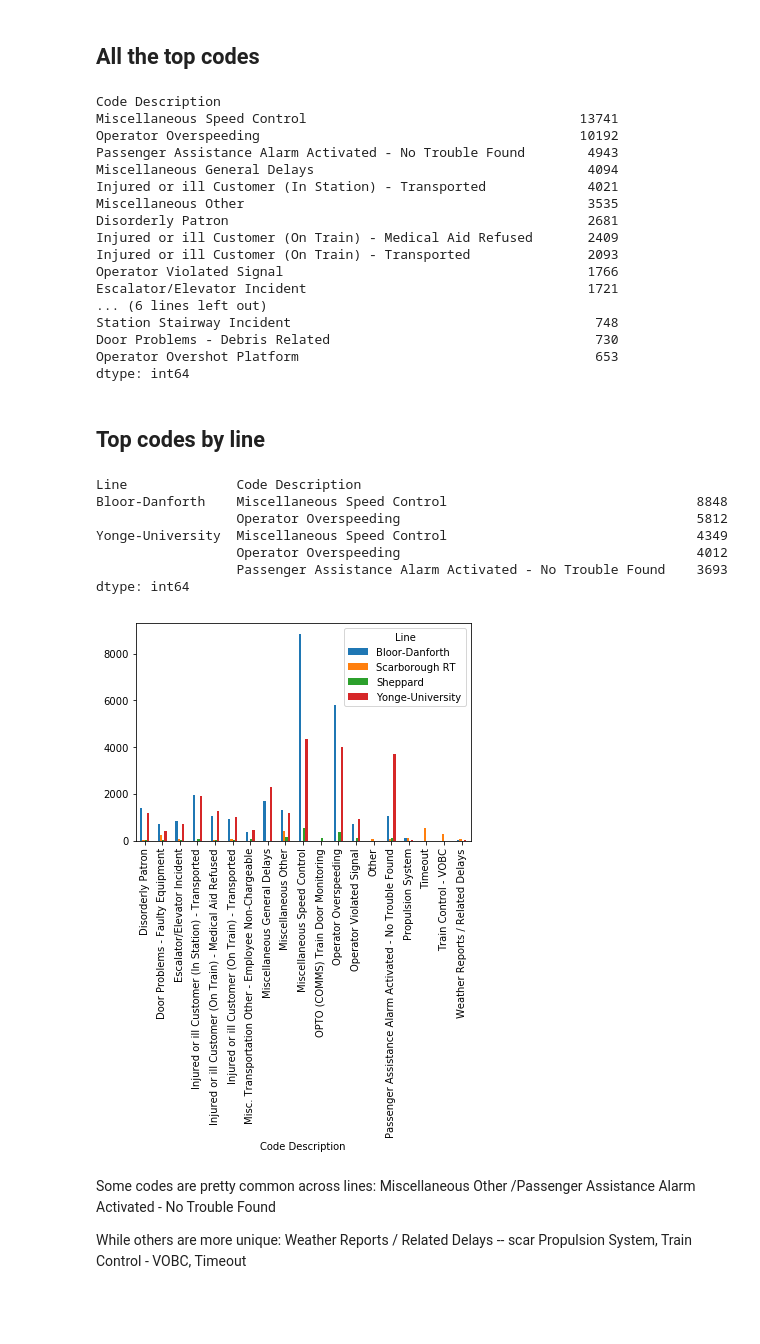
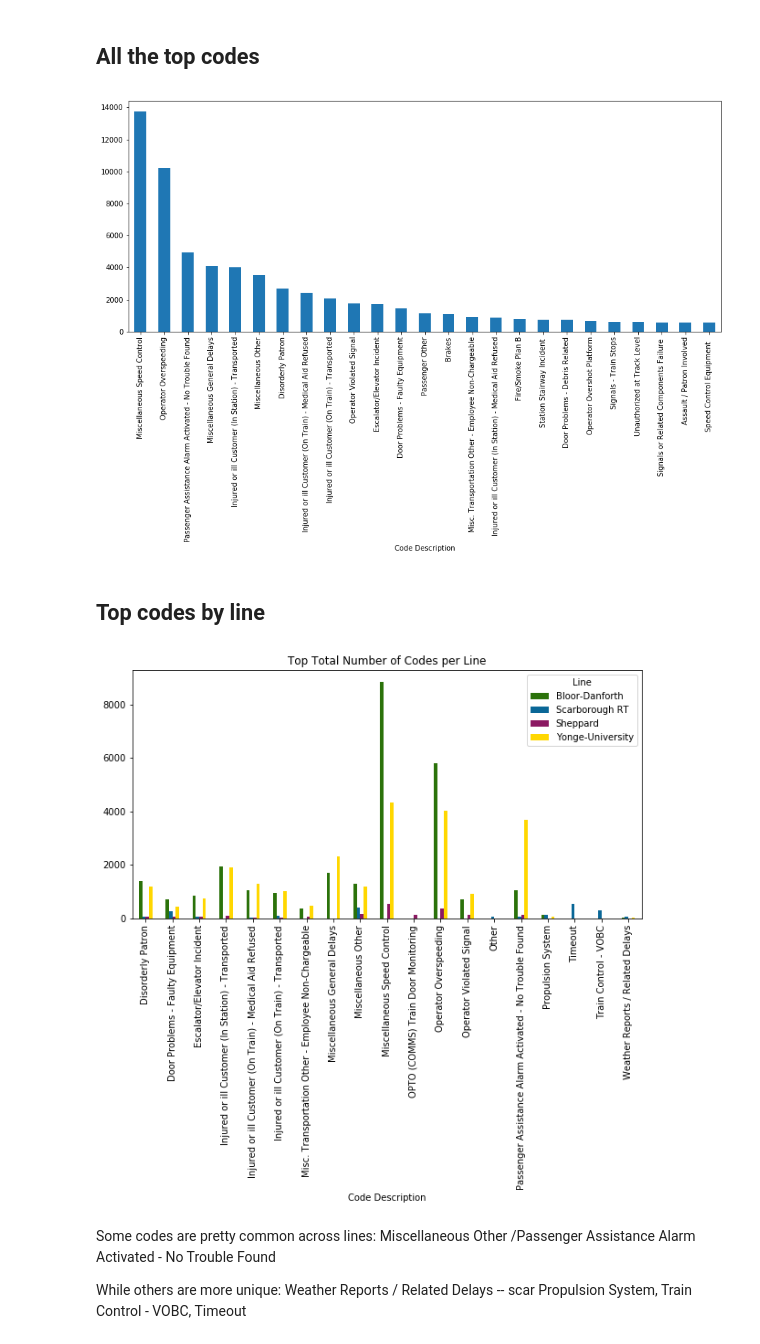
Before and after one commit to cllopes/scs-3250-tcc, a Jupyter notebook: Cindy/4_Codes.ipynb, the cells around one changed output. Saved outputs shown, nothing was run; the diff lists cells and outputs as text; code cells hidden in the pictures; blank space fills up the shorter version.

```diff
--- a/Cindy/4_Codes.ipynb
+++ b/Cindy/4_Codes.ipynb
@@ -19,37 +17,12 @@ stations = pd.read_csv('../stations_ridership.csv')
 # %%
 all_top_codes = ttc.groupby('Code Description').size().sort_values(ascending=False)
 all_top_codes.head(20)
+all_top_codes[:25].plot.bar(figsize=[15,6])
+plt.show()
 # %% [output]
-Code Description
-Miscellaneous Speed Control                                   13741
-Operator Overspeeding                                         10192
-Passenger Assistance Alarm Activated - No Trouble Found        4943
-Miscellaneous General Delays                                   4094
-Injured or ill Customer (In Station) - Transported             4021
-Miscellaneous Other                                            3535
-Disorderly Patron                                              2681
-Injured or ill Customer (On Train) - Medical Aid Refused       2409
-Injured or ill Customer (On Train) - Transported               2093
-Operator Violated Signal                                       1766
-Escalator/Elevator Incident                                    1721
-... (6 lines left out)
-Station Stairway Incident                                       748
-Door Problems - Debris Related                                  730
-Operator Overshot Platform                                      653
-dtype: int64
+[figure, added]
 # %% [markdown]
 ## Top codes by line
-# %%
-line_codes = ttc.groupby(['Line', 'Code Description']).size().sort_values(ascending=False)
-line_codes.head(5)
-# %% [output]
-Line              Code Description
-Bloor-Danforth    Miscellaneous Speed Control                                8848
-                  Operator Overspeeding                                      5812
-Yonge-University  Miscellaneous Speed Control                                4349
-                  Operator Overspeeding                                      4012
-                  Passenger Assistance Alarm Activated - No Trouble Found    3693
-dtype: int64
 # %%
 groups = ttc.groupby(['Line'], as_index=False)
 final = {}
@@ -66,11 +36,10 @@ top_codes = set(top_codes)
 # %%
 line_top_codes = ttc[ttc['Code Description'].isin(top_codes)].groupby(['Line', 'Code Description']).size().sort_values(ascending=False)
 line_top_codes = line_top_codes.unstack().T
-line_top_codes.plot.bar()
-
+line_top_codes.plot.bar(color= colors, figsize=[10,5], title='Top Total Number of Codes per Line')
 plt.show()
 # %% [output]
-[figure, old version]
+[figure, new version]
 # %% [markdown]
 Some codes are pretty common across lines: Miscellaneous Other /Passenger Assistance Alarm Activated - No Trouble Found
 
```
Also changed, not shown: parts of 36 cells of this notebook.
